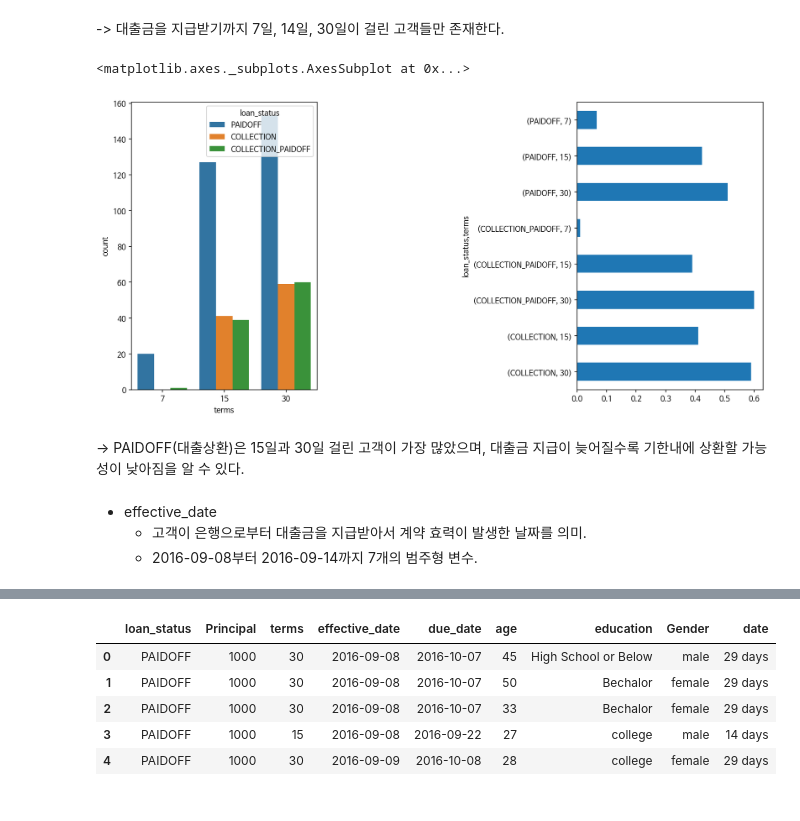
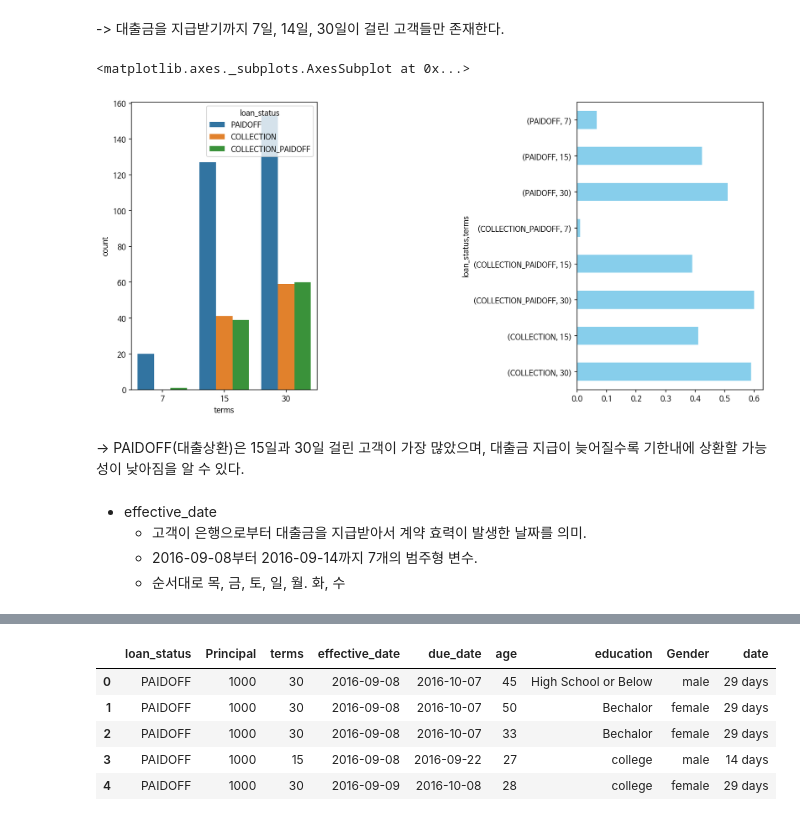
Before and after one commit to seonwoojh/KaggleStruggle, a Jupyter notebook: Kaggle_Loan_Data_Classification.ipynb, the cells around one changed output, grey strips where cells are left out. Cells and saved outputs as stored; diff of their text form; code cells hidden in the pictures.

```diff
--- a/Kaggle_Loan_Data_Classification.ipynb
+++ b/Kaggle_Loan_Data_Classification.ipynb
@@ -248,17 +248,17 @@ sns.histplot(data=df, x='terms',bins=np.linspace(start=7,stop=30,num=23))
 # %%
 # 대출상환 여부에 따른 terms 변수를 막대그래프와 비율 막대그래프로시각화
 plt.figure(figsize=(15,7))
 plt.subplot(131)
 sns.countplot(data=df, x='terms',hue='loan_status')
-
 plt.subplot(133)
-df.groupby(['loan_status'])['terms'].value_counts(normalize=True).plot.barh()
+df.groupby(['loan_status'])['terms'].value_counts(normalize=True).plot.barh(color="Skyblue")
 # %% [output]
 <matplotlib.axes._subplots.AxesSubplot at 0x...>
-[figure, old version]
+[figure, new version]
 # %% [markdown]
 -> PAIDOFF(대출상환)은 15일과 30일 걸린 고객이 가장 많았으며, 대출금 지급이 늦어질수록 기한내에 상환할 가능성이 낮아짐을 알 수 있다.
 # %% [markdown]
 * effective_date
   * 고객이 은행으로부터 대출금을 지급받아서 계약 효력이 발생한 날짜를 의미.
   * 2016-09-08부터 2016-09-14까지 7개의 범주형 변수.
+  * 순서대로 목, 금, 토, 일, 월. 화, 수
```
Also changed, not shown: parts of 7 cells of this notebook.
